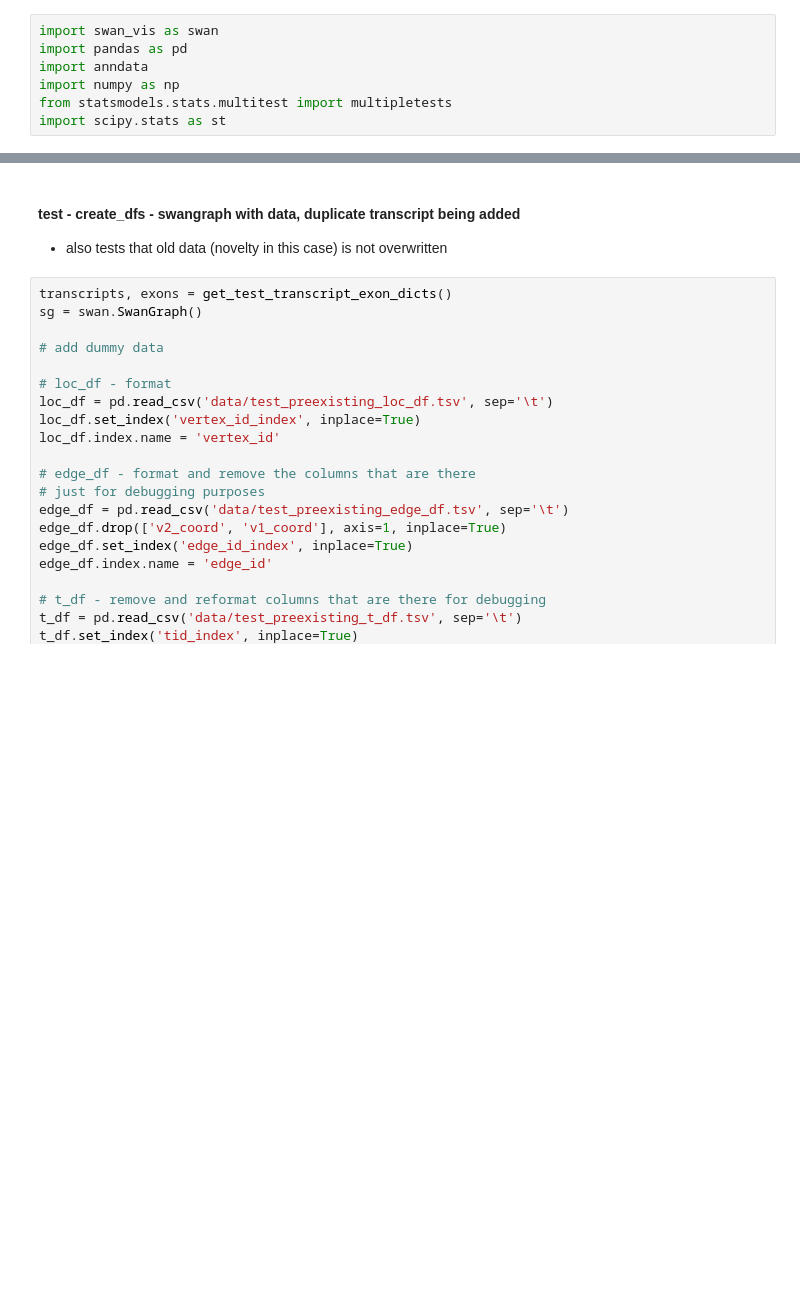
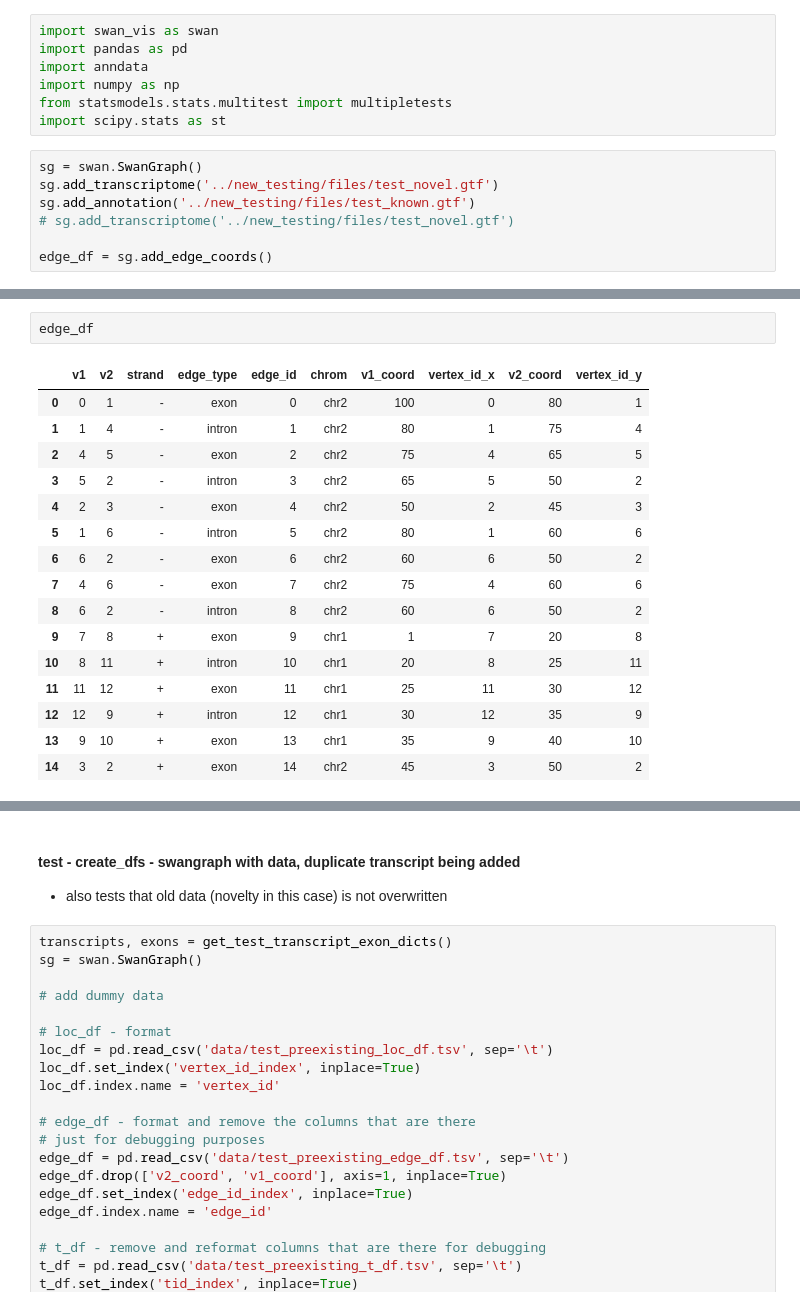
Before and after one commit to mortazavilab/swan_vis, a Jupyter notebook: tutorials/test_dev.ipynb, the cells around one changed output, grey strips where cells are left out. Saved outputs shown, nothing was run; the diff lists cells and outputs as text; blank space fills up the shorter version.

Commit message:
added tests for adding transcriptomes and annotations to swangraph

```diff
--- a/tutorials/test_dev.ipynb
+++ b/tutorials/test_dev.ipynb
@@ -5,3 +5,10 @@ import anndata
 import numpy as np
 from statsmodels.stats.multitest import multipletests
 import scipy.stats as st
+# %%
+sg = swan.SwanGraph()
+sg.add_transcriptome('../new_testing/files/test_novel.gtf')
+sg.add_annotation('../new_testing/files/test_known.gtf')
+# sg.add_transcriptome('../new_testing/files/test_novel.gtf')
+
+edge_df = sg.add_edge_coords()
@@ -7,0 +28,19 @@ import scipy.stats as st
+# %%
+edge_df
+# %% [output]
+|  | v1 | v2 | strand | edge_type | edge_id | chrom | v1_coord | vertex_id_x | v2_coord | vertex_id_y |
+| 0 | 0 | 1 | - | exon | 0 | chr2 | 100 | 0 | 80 | 1 |
+| 1 | 1 | 4 | - | intron | 1 | chr2 | 80 | 1 | 75 | 4 |
+| 2 | 4 | 5 | - | exon | 2 | chr2 | 75 | 4 | 65 | 5 |
+| 3 | 5 | 2 | - | intron | 3 | chr2 | 65 | 5 | 50 | 2 |
+| 4 | 2 | 3 | - | exon | 4 | chr2 | 50 | 2 | 45 | 3 |
+| 5 | 1 | 6 | - | intron | 5 | chr2 | 80 | 1 | 60 | 6 |
+| 6 | 6 | 2 | - | exon | 6 | chr2 | 60 | 6 | 50 | 2 |
+| 7 | 4 | 6 | - | exon | 7 | chr2 | 75 | 4 | 60 | 6 |
+| 8 | 6 | 2 | - | intron | 8 | chr2 | 60 | 6 | 50 | 2 |
+| 9 | 7 | 8 | + | exon | 9 | chr1 | 1 | 7 | 20 | 8 |
+| 10 | 8 | 11 | + | intron | 10 | chr1 | 20 | 8 | 25 | 11 |
+| 11 | 11 | 12 | + | exon | 11 | chr1 | 25 | 11 | 30 | 12 |
+| 12 | 12 | 9 | + | intron | 12 | chr1 | 30 | 12 | 35 | 9 |
+| 13 | 9 | 10 | + | exon | 13 | chr1 | 35 | 9 | 40 | 10 |
+| 14 | 3 | 2 | + | exon | 14 | chr2 | 45 | 3 | 50 | 2 |
```
Also changed, not shown: parts of 3 cells of this notebook, 11 other files.
